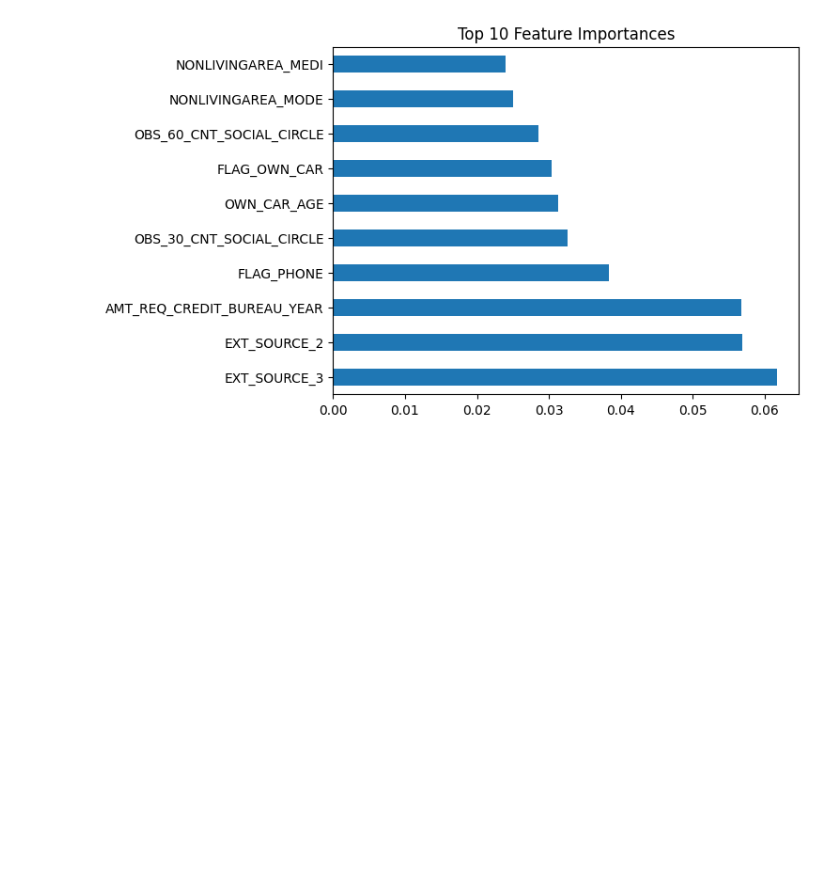
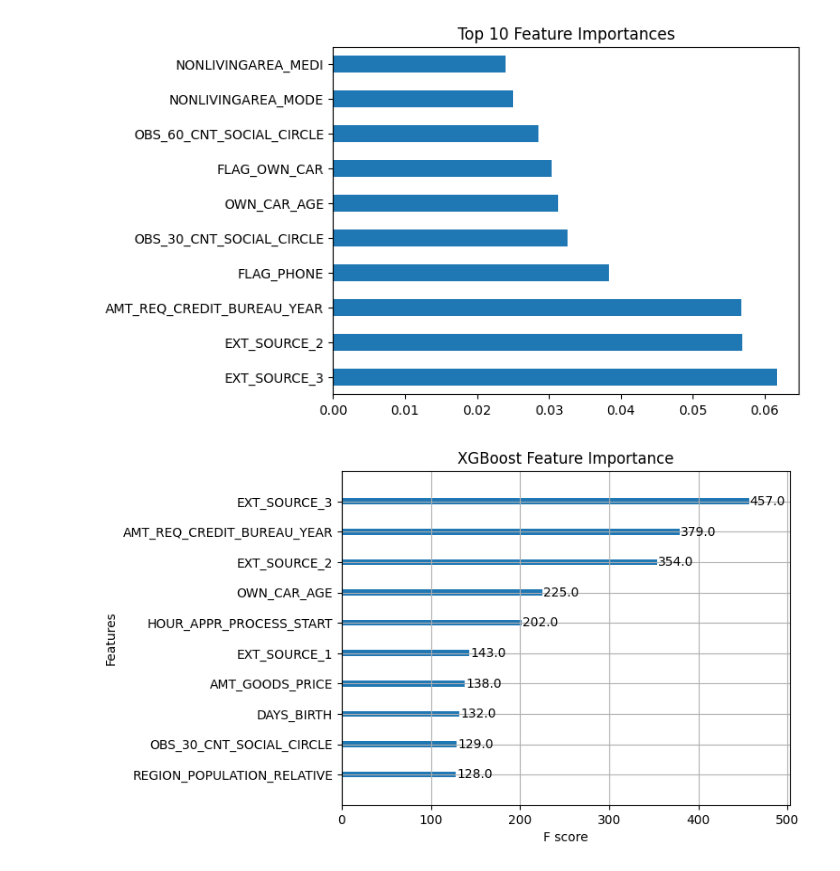
Before and after one commit to 003Palkush/Data-Analysis-Project, a Jupyter notebook: analysis.ipynb, the cells around one changed output. Saved outputs shown, nothing was run; the diff lists cells and outputs as text; code cells hidden in the pictures; blank space fills up the shorter version.

```diff
--- a/analysis.ipynb
+++ b/analysis.ipynb
@@ -119,3 +153,25 @@ model.fit(X_train, y_train)
 # Make predictions
 y_pred = model.predict(X_val)
 y_pred_proba = model.predict_proba(X_val)[:, 1]
+# %%
+# XGBoost Model
+xgb_model = xgb.XGBClassifier(
+    objective='binary:logistic',
+    eval_metric='auc',
+    use_label_encoder=False,
+    n_estimators=100,
+    learning_rate=0.1,
+    max_depth=6,
+    random_state=42
+)
+
+# Train the model
+xgb_model.fit(X_train, y_train)
+
+# Make predictions
+xgb_preds = xgb_model.predict(X_val)
+xgb_preds_proba = xgb_model.predict_proba(X_val)[:, 1]
+
+# Evaluate the model
+print("XGBoost Accuracy:", accuracy_score(y_val, xgb_preds))
+print("XGBoost ROC-AUC:", roc_auc_score(y_val, xgb_preds_proba))
@@ -145,3 +260,9 @@ Classification Report:
    macro avg       0.56      0.51      0.50     43052
 weighted avg       0.86      0.91      0.88     43052
 [figure]
+# %%
+xgb.plot_importance(xgb_model, max_num_features=10, importance_type='weight')
+plt.title("XGBoost Feature Importance")
+plt.show()
+# %% [output]
+[figure, added]
```
Also changed, not shown: parts of 8 cells of this notebook.
